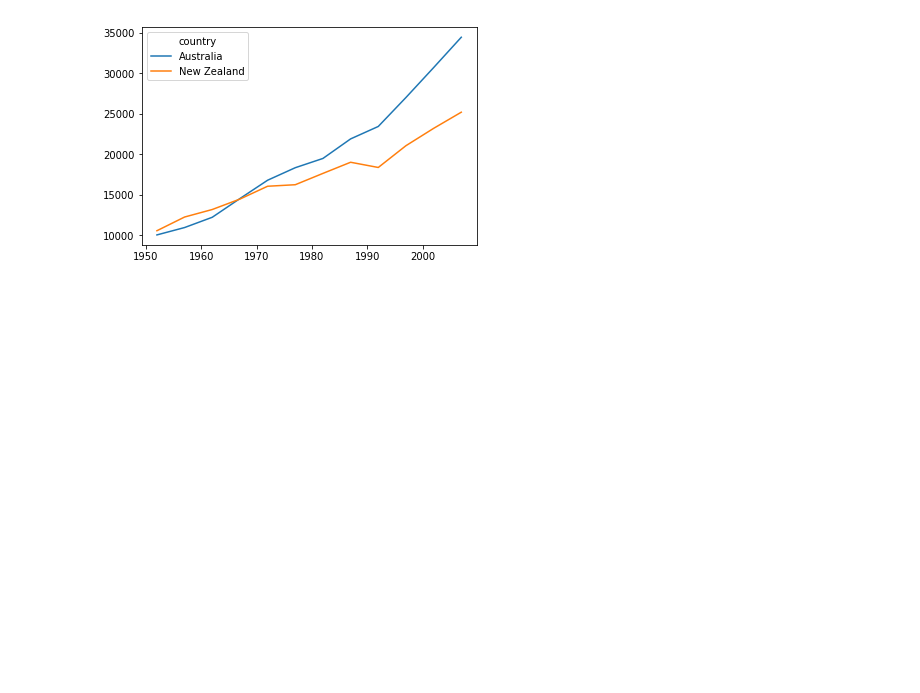
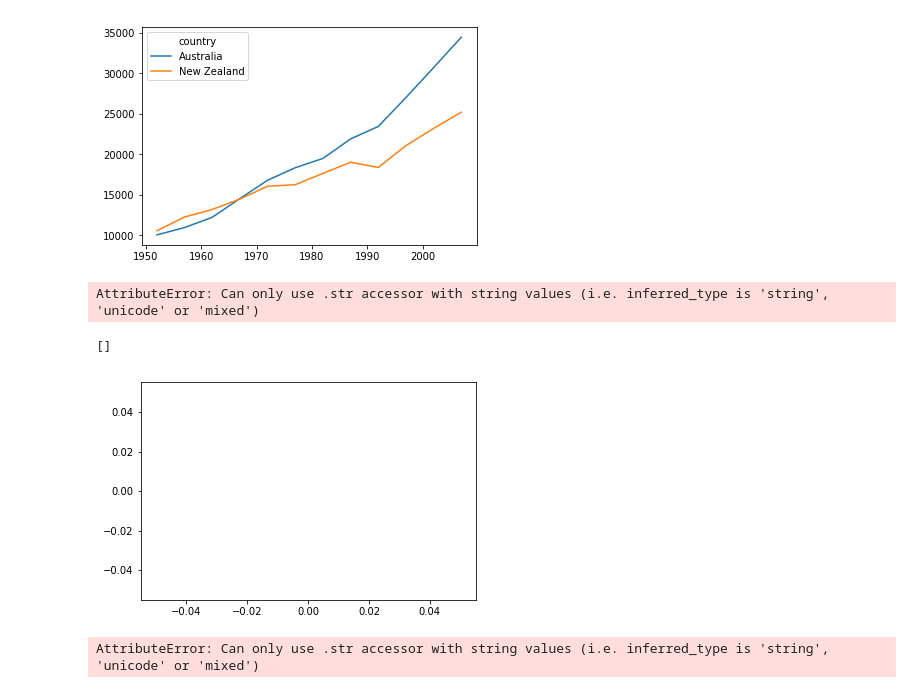
Before and after one commit to G103it/Python-Day2, a Jupyter notebook: code/Day2_code.ipynb, the cells around one changed output. Drawn from its saved outputs; the diff is of its cells as text; code cells hidden in the pictures; blank space fills up the shorter version.

```diff
--- a/code/Day2_code.ipynb
+++ b/code/Day2_code.ipynb
@@ -127,3 +127,20 @@ data.T.plot()
 # %% [output]
 <matplotlib.axes._subplots.AxesSubplot at 0x...>
 [figure]
+# %%
+year = data.columns.str.strip('gdpPercap_')
+data.columns = year.astype(int)
+data.loc['Australia',:]
+plt.plot()
+# %% [output]
+AttributeError: Can only use .str accessor with string values (i.e. inferred_type is 'string', 'unicode' or 'mixed')
+# %%
+data.loc['Australia',:]
+plt.plot()
+# %% [output]
+[]
+[figure, added]
+# %%
+year = data.columns.str.strip('gdpPercap_')
+# %% [output]
+AttributeError: Can only use .str accessor with string values (i.e. inferred_type is 'string', 'unicode' or 'mixed')
```
Also changed, not shown: parts of 30 cells of this notebook.
